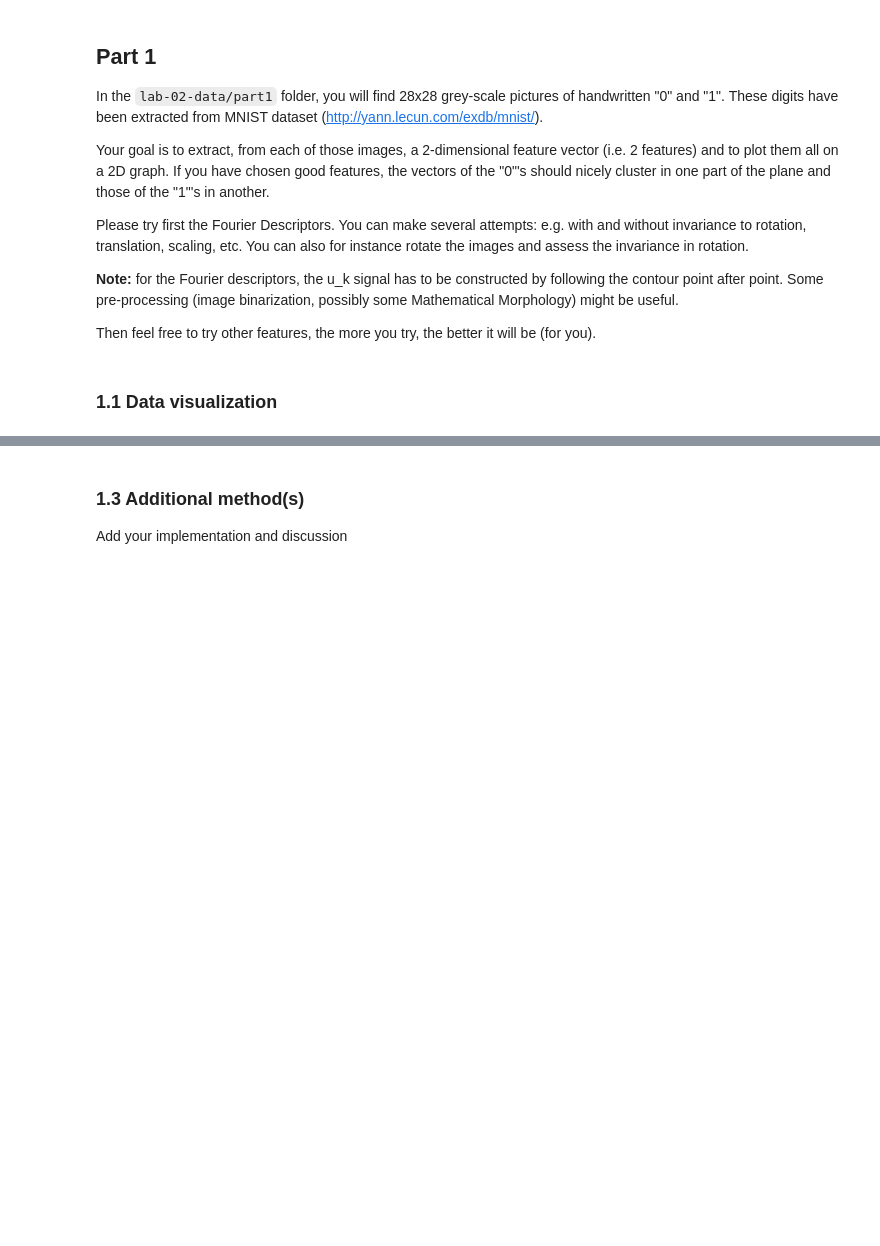
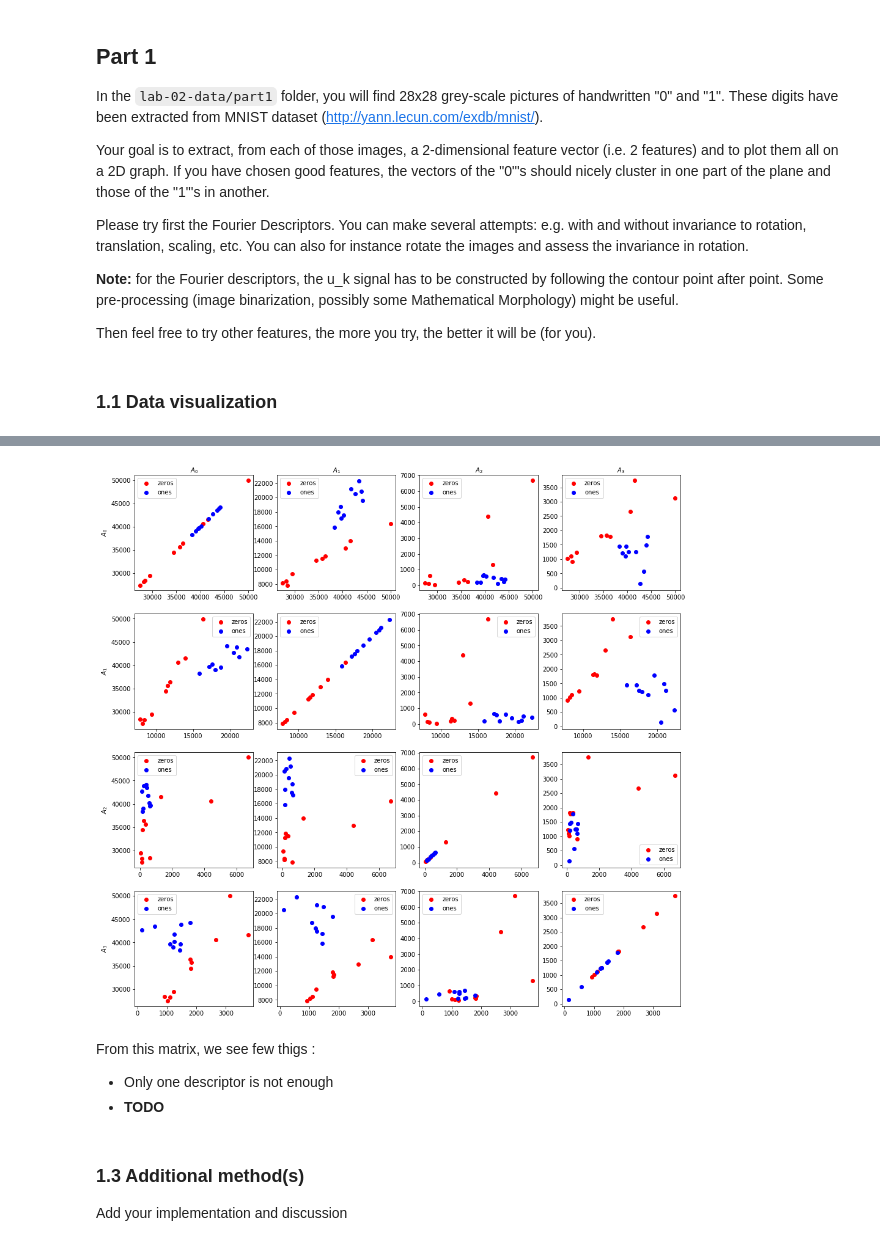
Before and after one commit to AlbericDeLajarte/ImageAnalysis, a Jupyter notebook: labs/lab_02_object_description.ipynb, the cells around one changed output, grey strips where cells are left out. Saved outputs shown, nothing was run; the diff lists cells and outputs as text; code cells hidden in the pictures; blank space fills up the shorter version.

Commit message:
Nice FD matrix

```diff
--- a/labs/lab_02_object_description.ipynb
+++ b/labs/lab_02_object_description.ipynb
@@ -131,25 +118,33 @@ find_contours(ndimage.zoom(im, scale_factor), 10)[0].shape
 # %%
 #plt.imshow(np.where(ones_im[0] > 0.8, 1, 0))
 desc = np.array([0, 1, 2, 3]) #Which values from the Fourier Transform we want to keep
 
 ones_complex = [[np.complex(x[1], x[0]) for x in X] for X in ones_contour[0:10]]
 ones_FFT = [np.fft.fft(x)[desc] for x in ones_complex]
 
 zeros_complex = [[np.complex(x[1], x[0]) for x in X] for X in zeros_contour[0:10]]
 zeros_FFT = [np.fft.fft(x)[desc] for x in zeros_complex]
 
-fig, axes = plt.subplots(1, len(desc), figsize=(16, 16/len(desc)))
-for i, (d, ax) in enumerate(zip(desc, axes)):
-    X = [abs(vec[i]) for vec in ones_FFT]
-    Y = [abs(vec[i]) for vec in ones_FFT]
-    ax.scatter(X,Y, color='red', marker="o", label = "zeros")
+fig, axes = plt.subplots(len(desc), len(desc), figsize=(16, 16))#quadrillage de plot
 
-    X = [abs(vec[i]) for vec in zeros_FFT]
-    Y = [abs(vec[i]) for vec in zeros_FFT]
-    ax.scatter(X,Y, color='blue', marker="o", label = "ones")
+for i, (di, axi) in enumerate(zip(desc, axes)):
+    axi[0].set_ylabel("$A_{}$".format(di))
+    for j, (dj, ax) in enumerate(zip(desc, axi)) :
+        if(i == 0):
+            ax.set_xlabel("$A_{}$".format(dj))
+            ax.xaxis.set_label_position('top')
+            #ax.xaxis.set_ticks_position('top')
+        X = [abs(vec[i]) for vec in ones_FFT]
+        Y = [abs(vec[j]) for vec in ones_FFT]
+        ax.scatter(X,Y, color='red', marker="o", label = "zeros")
 
-    ax.set_xlabel("Real")
-    ax.set_ylabel("Imaginary")
-    ax.set_title("Fourier Descriptor #{}".format(d))
-    ax.legend()
+        X = [abs(vec[i]) for vec in zeros_FFT]
+        Y = [abs(vec[j]) for vec in zeros_FFT]
+        ax.scatter(X,Y, color='blue', marker="o", label = "ones")
+
+        #ax.set_xlabel("$A_{}$".format(di))
+        #ax.set_ylabel("$A_{}$".format(dj))
+        ax.legend()
 plt.show()
+# %% [output]
+[figure, added]
@@ -182,3 +151,7 @@ axes[1][1].legend()
+# %% [markdown]
+From this matrix, we see few thigs :
+- Only one descriptor is not enough
+- **TODO**
 # %% [markdown]
 ### 1.3 Additional method(s)
 Add your implementation and discussion
```
Also changed, not shown: parts of 11 cells of this notebook.
